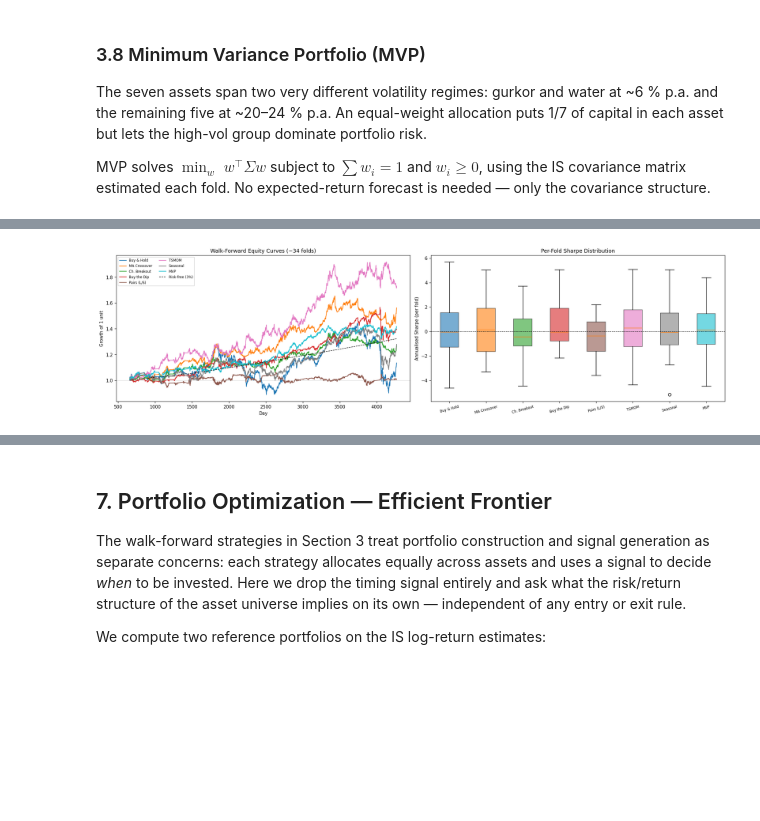
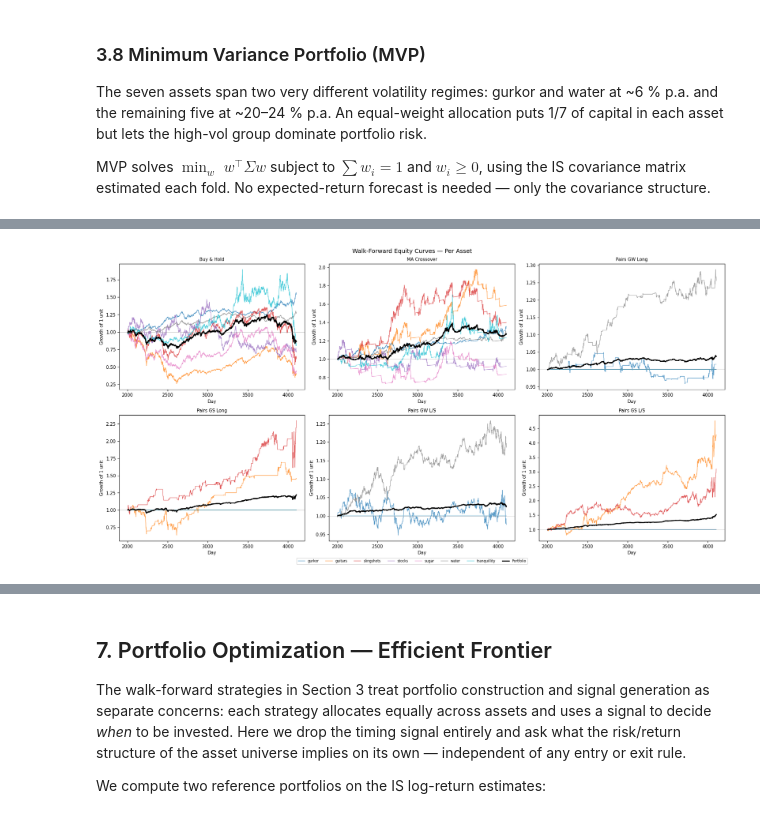
Before and after one commit to PeOll/TMS088, a Jupyter notebook: Subtasks-2/task4-merged.ipynb, the cells around one changed output, grey strips where cells are left out. Saved outputs shown, nothing was run; the diff lists cells and outputs as text; code cells hidden in the pictures; blank space fills up the shorter version.

```diff
--- a/Subtasks-2/task4-merged.ipynb
+++ b/Subtasks-2/task4-merged.ipynb
@@ -468,9 +554,10 @@ Running walk-forward (~2–3 min)...
 Done.
 # %%
-print('=== Walk-Forward Portfolio Performance ===')
+print('=== Portfolio-Level Walk-Forward Performance ===')
 metric_rows, fold_rows = [], []
-for name, _ in STRATS:
-    metric_rows.append(backtest_metrics(WF[name]['rets'], label=name))
+for name, _ in MAIN_STRATS:
+    port = WF[name]['rets'].mean(axis=1)
+    metric_rows.append(backtest_metrics(port, label=name))
     fold_rows.append(fold_stats(WF[name]['fold_srs'], label=name))
 
 perf_tbl = pd.DataFrame(metric_rows).set_index('Strategy').round(4)
@@ -482,7 +569,15 @@ perf_tbl['Sortino']      = perf_tbl['Sortino'].map('{:.3f}'.format)
 perf_tbl['Calmar']       = perf_tbl['Calmar'].map('{:.3f}'.format)
 display(perf_tbl)
 
-fold_tbl = pd.DataFrame(fold_rows).set_index('Strategy').round(3)
 print()
-display(fold_tbl)
+display(pd.DataFrame(fold_rows).set_index('Strategy').round(3))
+
+# Per-asset Sharpe matrix (strategies × assets)
+sharpe_mat = pd.DataFrame(
+    {name: {col: sharpe(WF[name]['rets'][col]) for col in SERIES}
+     for name, _ in MAIN_STRATS}
+).T
+print()
+print('=== Per-Asset Annualised Sharpe Ratios ===')
+display(sharpe_mat.round(3))
 # %% [output]
@@ -526,32 +621,51 @@ MVP                             mean=0.314  std=1.965  min=-4.478  max=4.390  po
 # %%
-COLORS = dict(zip([n for n,_ in STRATS], plt.cm.tab10(np.linspace(0, 0.9, len(STRATS)))))
+ASSET_COLORS = dict(zip(SERIES, plt.cm.tab10(np.linspace(0, 0.9, len(SERIES)))))
+STRAT_COLORS = dict(zip([n for n,_ in MAIN_STRATS],
+                        plt.cm.Set1(np.linspace(0, 0.9, len(MAIN_STRATS)))))
 
-fig, axes = plt.subplots(1, 2, figsize=(18, 5))
+# Per-strategy equity curves with one line per asset
+fig, axes = plt.subplots(2, 3, figsize=(18, 9), sharex=False)
+for ax, (name, _) in zip(axes.flat, MAIN_STRATS):
+    oos_df = WF[name]['rets']
+    for col in SERIES:
+        cum = (1 + oos_df[col]).cumprod()
+        ax.plot(cum.index, cum.values, lw=0.9, color=ASSET_COLORS[col],
+                alpha=0.75, label=col)
+    port_cum = (1 + oos_df.mean(axis=1)).cumprod()
+    ax.plot(port_cum.index, port_cum.values, 'k-', lw=2.0, label='Portfolio')
+    ax.axhline(1.0, color='gray', lw=0.3)
+    ax.set_title(name, fontsize=9)
+    ax.set(xlabel='Day', ylabel='Growth of 1 unit')
 
-ax = axes[0]
-for name, _ in STRATS:
-    cum = (1 + WF[name]['rets']).cumprod()
-    ax.plot(cum.index, cum.values, lw=1.3, label=name, color=COLORS[name])
-n_oos   = len(WF['Buy & Hold']['rets'])
-rf_curve = (1 + rf_daily) ** np.arange(1, n_oos + 1)
-ax.plot(WF['Buy & Hold']['rets'].index, rf_curve, 'k--', lw=0.9, label='Risk-free (3%)')
-ax.axhline(1.0, color='gray', lw=0.4, alpha=0.5)
-ax.set(xlabel='Day', ylabel='Growth of 1 unit',
-       title=f'Walk-Forward Equity Curves (~{len(WF["Buy & Hold"]["fold_srs"])} folds)')
-ax.legend(fontsize=7, ncol=2)
+handles, labels = axes.flat[0].get_legend_handles_labels()
+fig.legend(handles, labels, loc='lower center', ncol=8, fontsize=7,
+           bbox_to_anchor=(0.5, -0.02))
+plt.suptitle('Walk-Forward Equity Curves — Per Asset', fontsize=12)
+plt.tight_layout()
+plt.savefig('../Output/task4/equity_curves_per_asset.png', dpi=150, bbox_inches='tight')
+plt.show()
 
-ax2 = axes[1]
-all_data   = [WF[n]['fold_srs'] for n,_ in STRATS]
-all_labels = [n for n,_ in STRATS]
-bp = ax2.boxplot(all_data, labels=all_labels, patch_artist=True)
-for patch, (name,_) in zip(bp['boxes'], STRATS):
-    patch.set_facecolor(COLORS[name]); patch.set_alpha(0.6)
-ax2.axhline(0, color='k', lw=0.8, ls='--')
-ax2.set(ylabel='Annualised Sharpe (per fold)', title='Per-Fold Sharpe Distribution')
-ax2.tick_params(axis='x', labelsize=7, rotation=15)
+# Sharpe heatmap (assets × strategies)
+fig, axes = plt.subplots(1, 2, figsize=(16, 4))
+sharpe_plot = sharpe_mat.T   # assets as rows, strategies as columns
+
+sns.heatmap(sharpe_plot, annot=True, fmt='.2f', cmap='RdYlGn', center=0,
+            linewidths=0.5, ax=axes[0],
+            cbar_kws={'label': 'Annualised Sharpe'})
+axes[0].set_title('Per-Asset Walk-Forward Sharpe Ratios')
+axes[0].tick_params(axis='x', rotation=25)
+
+# Box plot of fold Sharpe distribution per strategy
+all_fold = [WF[n]['fold_srs'] for n, _ in MAIN_STRATS]
+bp = axes[1].boxplot(all_fold, labels=[n for n, _ in MAIN_STRATS], patch_artist=True)
+for patch, (name, _) in zip(bp['boxes'], MAIN_STRATS):
+    patch.set_facecolor(STRAT_COLORS[name]); patch.set_alpha(0.6)
+axes[1].axhline(0, color='k', lw=0.8, ls='--')
+axes[1].set(ylabel='Sharpe (per fold)', title='Per-Fold Sharpe Distribution')
+axes[1].tick_params(axis='x', labelsize=7, rotation=25)
 
 plt.tight_layout()
-plt.savefig('../Output/task4/equity_curves.png', dpi=150)
+plt.savefig('../Output/task4/sharpe_heatmap.png', dpi=150, bbox_inches='tight')
 plt.show()
 # %% [output]
-[figure, old version]
+[figure, new version]
```
Also changed, not shown: parts of 42 cells of this notebook, 8 other files.
